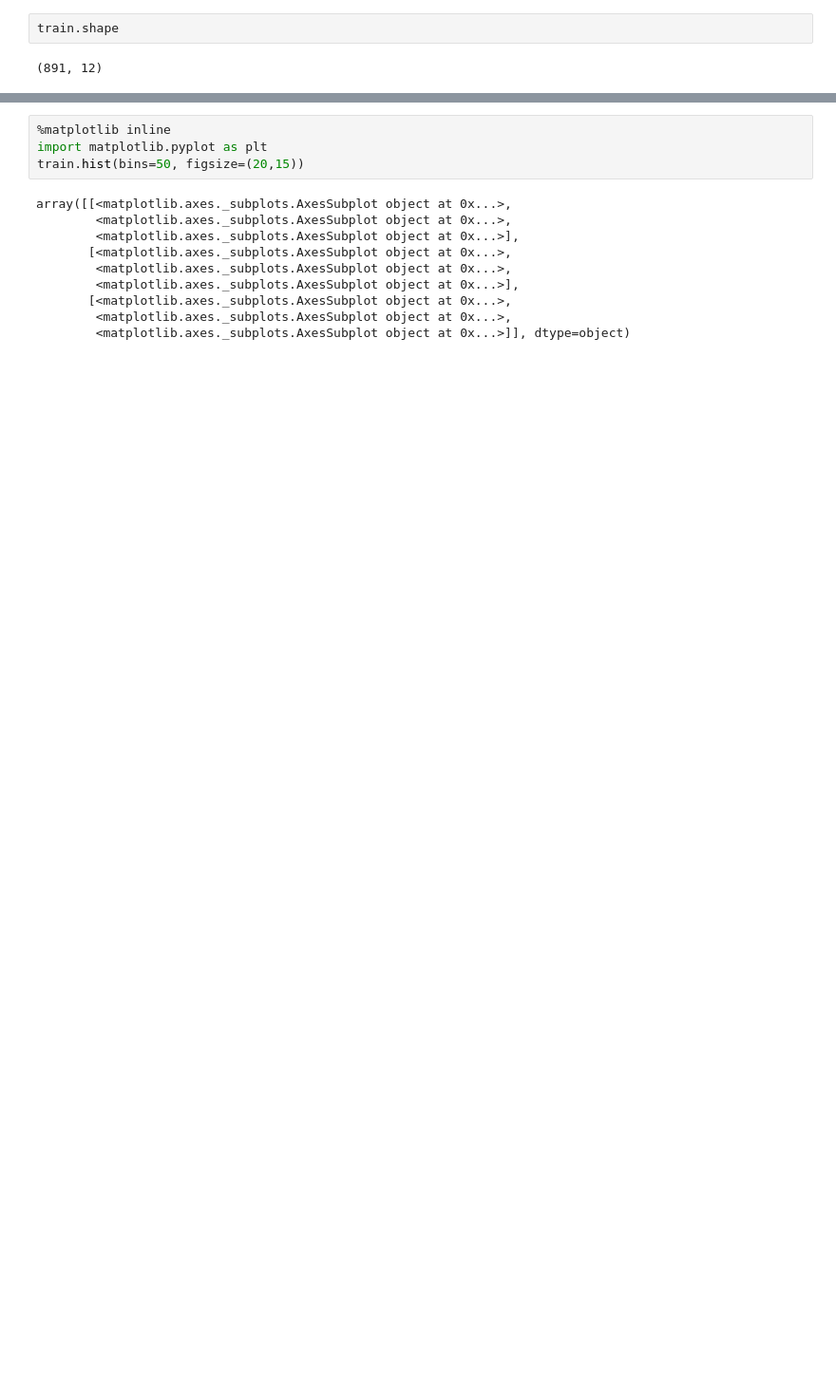
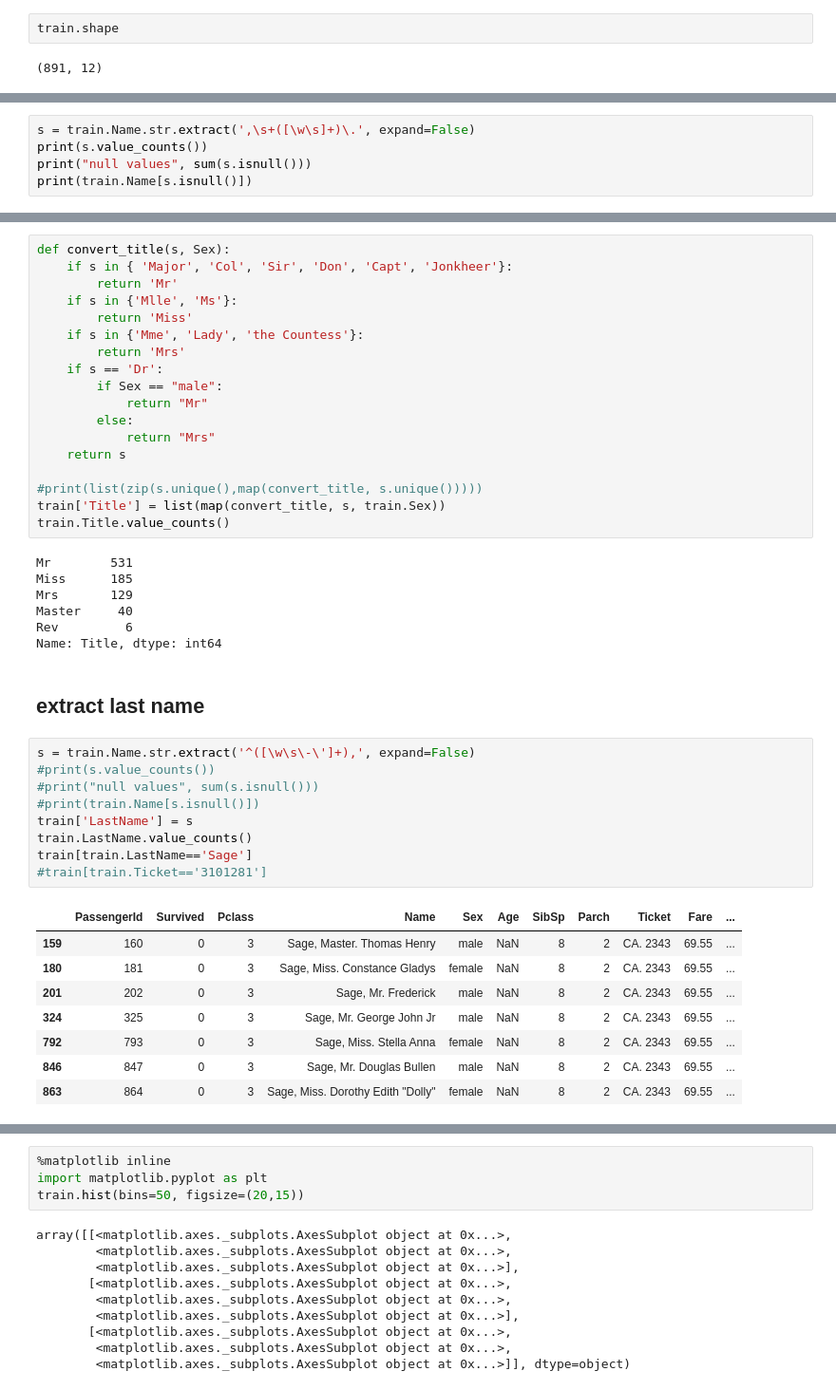
Before and after one commit to psciamma/Scikit-Learn-Projects, a Jupyter notebook: Kaggle_Titanic.ipynb, the cells around one changed output, grey strips where cells are left out. Shown at 95% size. Cells and saved outputs as stored; diff of their text form; blank space fills up the shorter version.

```diff
--- a/Kaggle_Titanic.ipynb
+++ b/Kaggle_Titanic.ipynb
@@ -77,0 +96,5 @@ train.describe()
+# %%
+s = train.Name.str.extract(',\s+([\w\s]+)\.', expand=False)
+print(s.value_counts())
+print("null values", sum(s.isnull()))
+print(train.Name[s.isnull()])
@@ -77,0 +122,45 @@ train.describe()
+# %%
+def convert_title(s, Sex):
+    if s in { 'Major', 'Col', 'Sir', 'Don', 'Capt', 'Jonkheer'}:
+        return 'Mr'
+    if s in {'Mlle', 'Ms'}:
+        return 'Miss'
+    if s in {'Mme', 'Lady', 'the Countess'}:
+        return 'Mrs'
+    if s == 'Dr':
+        if Sex == "male":
+            return "Mr"
+        else:
+            return "Mrs"
+    return s
+
+#print(list(zip(s.unique(),map(convert_title, s.unique()))))
+train['Title'] = list(map(convert_title, s, train.Sex))
+train.Title.value_counts()
+# %% [output]
+Mr        531
+Miss      185
+Mrs       129
+Master     40
+Rev         6
+Name: Title, dtype: int64
+# %% [markdown]
+## extract last name
+# %%
+s = train.Name.str.extract('^([\w\s\-\']+),', expand=False)
+#print(s.value_counts())
+#print("null values", sum(s.isnull()))
+#print(train.Name[s.isnull()])
+train['LastName'] = s
+train.LastName.value_counts()
+train[train.LastName=='Sage']
+#train[train.Ticket=='3101281']
+# %% [output]
+|  | PassengerId | Survived | Pclass | Name | Sex | Age | SibSp | Parch | Ticket | Fare | ... |
+| 159 | 160 | 0 | 3 | Sage, Master. Thomas Henry | male | NaN | 8 | 2 | CA. 2343 | 69.55 | ... |
+| 180 | 181 | 0 | 3 | Sage, Miss. Constance Gladys | female | NaN | 8 | 2 | CA. 2343 | 69.55 | ... |
+| 201 | 202 | 0 | 3 | Sage, Mr. Frederick | male | NaN | 8 | 2 | CA. 2343 | 69.55 | ... |
+| 324 | 325 | 0 | 3 | Sage, Mr. George John Jr | male | NaN | 8 | 2 | CA. 2343 | 69.55 | ... |
+| 792 | 793 | 0 | 3 | Sage, Miss. Stella Anna | female | NaN | 8 | 2 | CA. 2343 | 69.55 | ... |
+| 846 | 847 | 0 | 3 | Sage, Mr. Douglas Bullen | male | NaN | 8 | 2 | CA. 2343 | 69.55 | ... |
+| 863 | 864 | 0 | 3 | Sage, Miss. Dorothy Edith "Dolly" | female | NaN | 8 | 2 | CA. 2343 | 69.55 | ... |
```
Also changed, not shown: parts of 88 cells of this notebook.
